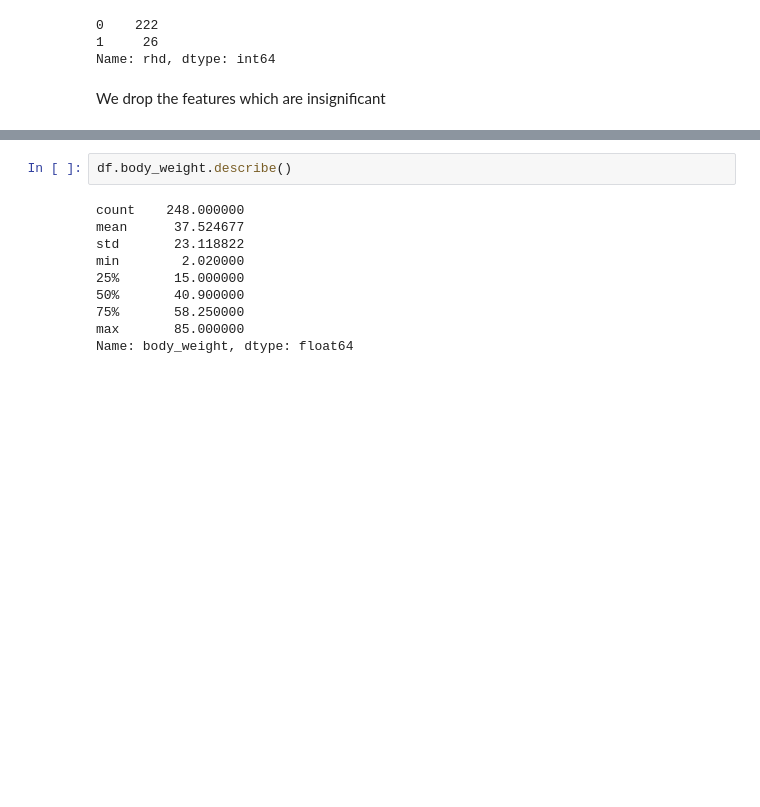
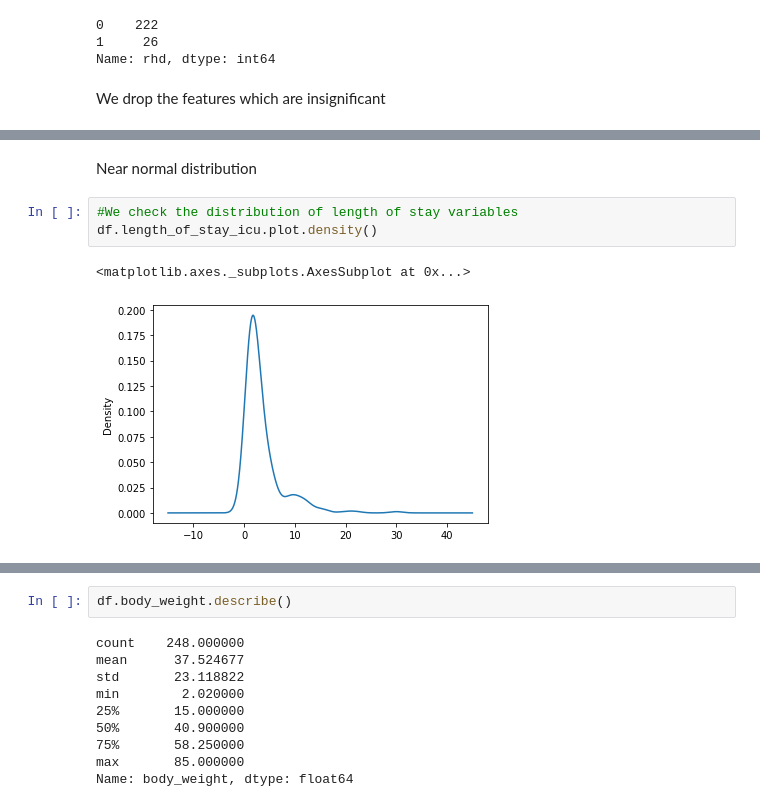
Before and after one commit to abhilashhn1993/PackagePricing_linear_regression, a Jupyter notebook: PackagePrice_DataExploration.ipynb, the cells around one changed output, grey strips where cells are left out. Cells and saved outputs as stored; diff of their text form; blank space fills up the shorter version.

```diff
--- a/PackagePrice_DataExploration.ipynb
+++ b/PackagePrice_DataExploration.ipynb
@@ -281,0 +283,8 @@ df.shape
+# %% [markdown]
+Near normal distribution
+# %%
+#We check the distribution of length of stay variables
+df.length_of_stay_icu.plot.density()
+# %% [output]
+<matplotlib.axes._subplots.AxesSubplot at 0x...>
+[figure, added]
```
Also changed, not shown: parts of 44 cells of this notebook.
